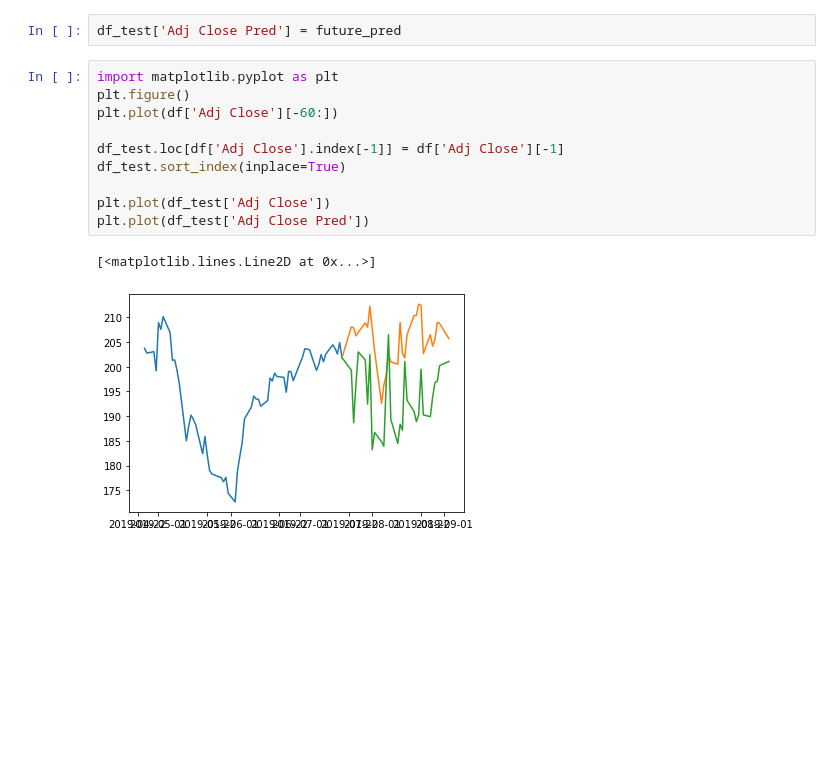
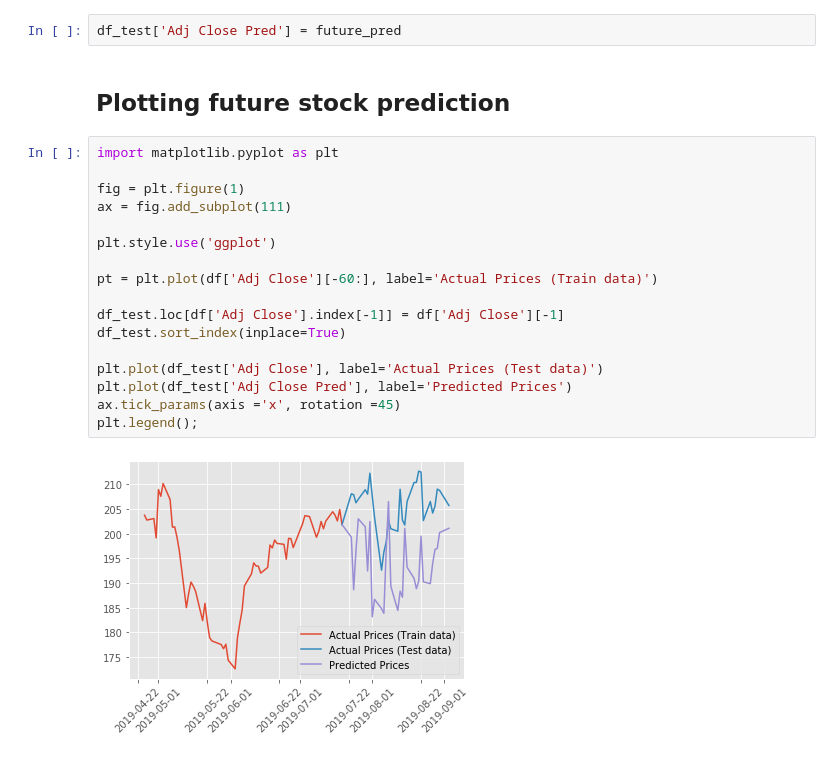
Before and after one commit to aitabuzaid/stock-prediction, a Jupyter notebook: Stock Prediction.ipynb, the cells around one changed output. Drawn from its saved outputs; the diff is of its cells as text; blank space fills up the shorter version.

Commit message:
Further plot improvements. Added some documentation

```diff
--- a/Stock Prediction.ipynb
+++ b/Stock Prediction.ipynb
@@ -94,16 +102,24 @@ r2_score(future_pred, y_test)
 -3.5355943044432063
 # %%
 df_test['Adj Close Pred'] = future_pred
+# %% [markdown]
+## Plotting future stock prediction
 # %%
 import matplotlib.pyplot as plt
-plt.figure()
-plt.plot(df['Adj Close'][-60:])
+
+fig = plt.figure(1)
+ax = fig.add_subplot(111)
+
+plt.style.use('ggplot')
+
+pt = plt.plot(df['Adj Close'][-60:], label='Actual Prices (Train data)')
 
 df_test.loc[df['Adj Close'].index[-1]] = df['Adj Close'][-1]
 df_test.sort_index(inplace=True)
 
-plt.plot(df_test['Adj Close'])
-plt.plot(df_test['Adj Close Pred'])
+plt.plot(df_test['Adj Close'], label='Actual Prices (Test data)')
+plt.plot(df_test['Adj Close Pred'], label='Predicted Prices')
+ax.tick_params(axis ='x', rotation =45)
+plt.legend();
 # %% [output]
-[<matplotlib.lines.Line2D at 0x...>]
-[figure, old version]
+[figure, new version]
```
Also changed, not shown: parts of 9 cells of this notebook.
